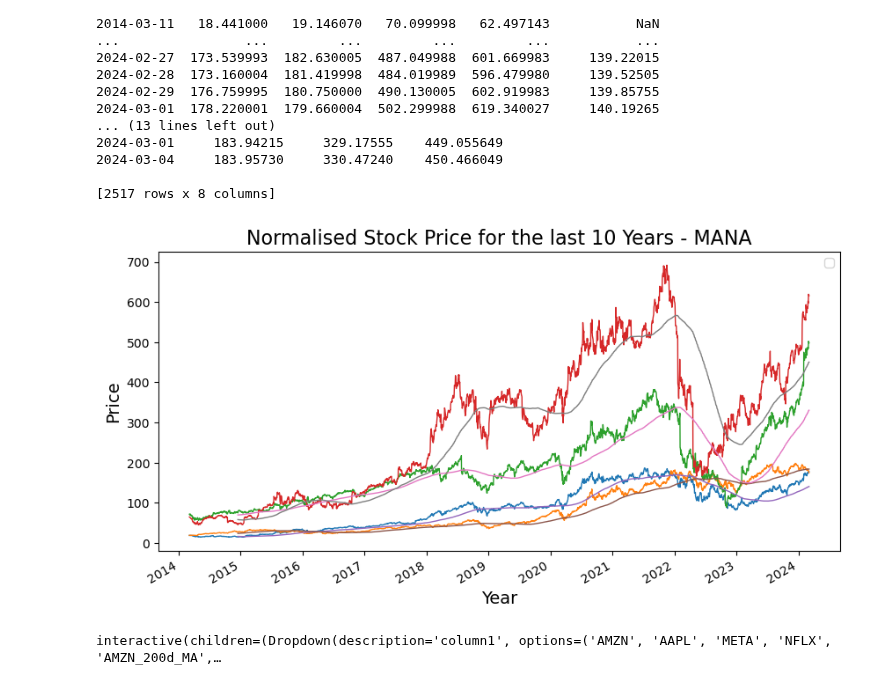
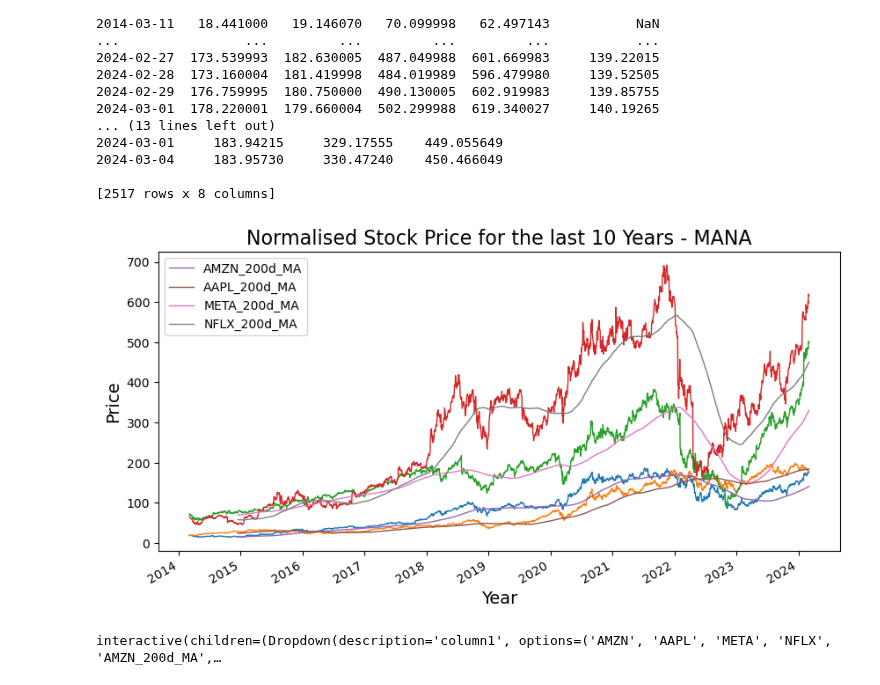
Before and after one commit to horsewell/project-3, a Jupyter notebook: hn_stock_data_final.ipynb, the cells around one changed output. Saved outputs shown, nothing was run; the diff lists cells and outputs as text; code cells hidden in the pictures.

```diff
--- a/hn_stock_data_take6.ipynb
+++ b/hn_stock_data_final.ipynb
@@ -247,31 +247,31 @@ Date
 # %%
 # Plot on 200 days Normalised Stock
 
 calculate_200day_ma(data).plot(figsize = (10,5), linewidth = 1)
 
 # Get handles and labels from the existing legend
 handles, labels = plt.gca().get_legend_handles_labels()
 
 # Filter handles and labels based on your criteria (e.g., moving average labels)
-# Assuming moving average labels end with '_20d_MA'
-filtered_handles = [handle for handle, label in zip(handles, labels) if label.endswith('_20d_MA')]
-filtered_labels = [label for label in labels if label.endswith('_20d_MA')]
+# Assuming moving average labels end with '_200d_MA'
+filtered_handles = [handle for handle, label in zip(handles, labels) if label.endswith('_200d_MA')]
+filtered_labels = [label for label in labels if label.endswith('_200d_MA')]
 
 # Create a new legend with the filtered entries
 plt.legend(filtered_handles, filtered_labels)
 
 # # Show the legend
 # plt.legend()
 
 # Define the label for the title of the figure
 plt.title("Normalised Stock Price for the last 10 Years - MANA", fontsize=16)
 
 # Define the labels for x-axis and y-axis
 plt.ylabel('Price', fontsize=14)
 plt.xlabel('Year', fontsize=14)
 
 
 plt.show()
 # %% [output]
-[figure, old version]
+[figure, new version]
 # %%
```
Also changed, not shown: parts of 2 cells of this notebook.
